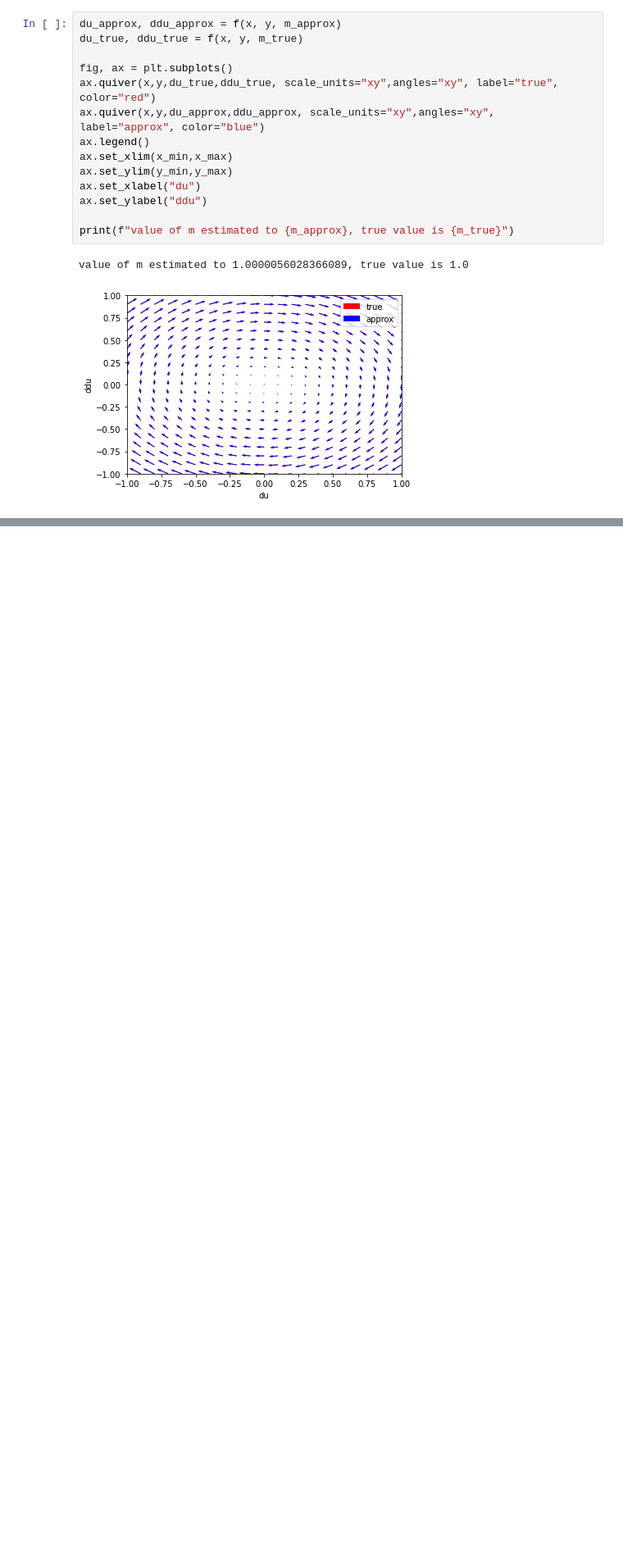
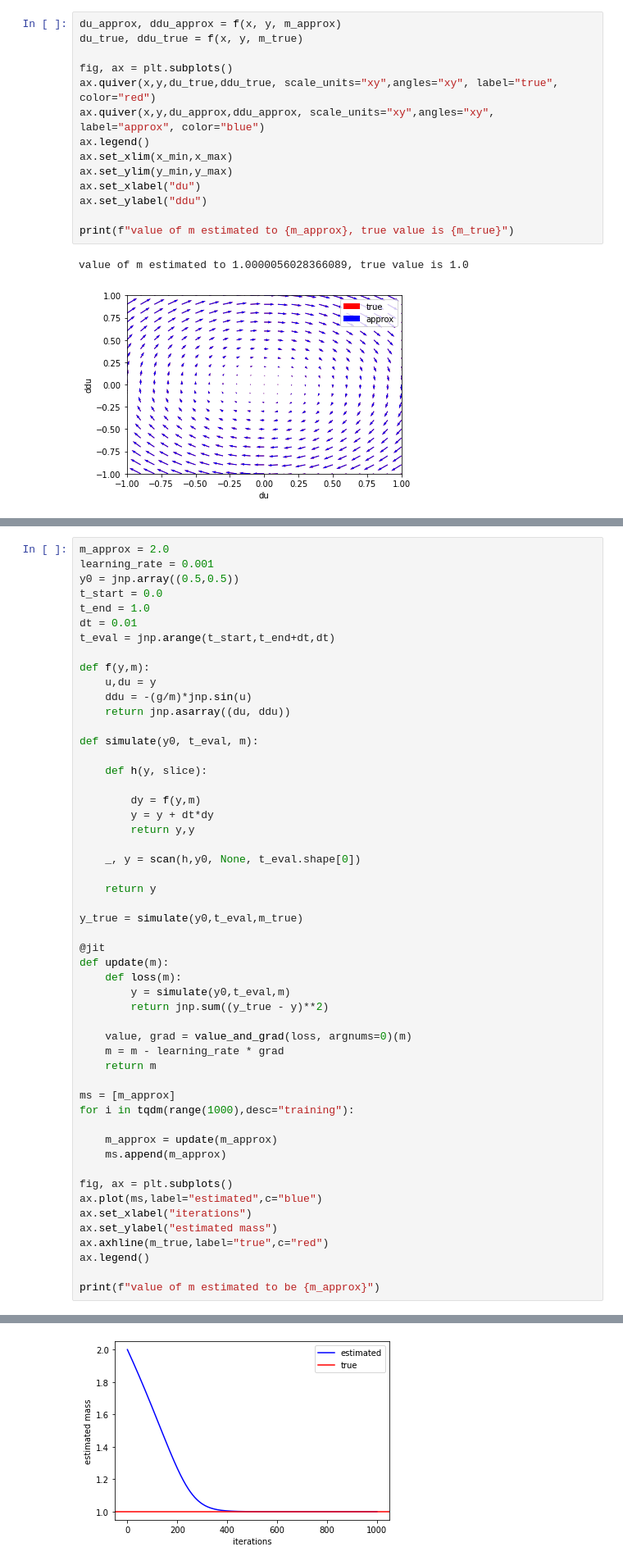
Before and after one commit to clegaard/ml_dynamical_systems_presentation, a Jupyter notebook: odes.ipynb, the cells around one changed output, grey strips where cells are left out. Shown at 82% size. Drawn from its saved outputs; the diff is of its cells as text; blank space fills up the shorter version.

```diff
--- a/odes.ipynb
+++ b/odes.ipynb
@@ -277,0 +277,53 @@ ax.legend()
+# %%
+m_approx = 2.0
+learning_rate = 0.001
+y0 = jnp.array((0.5,0.5))
+t_start = 0.0
+t_end = 1.0
+dt = 0.01
+t_eval = jnp.arange(t_start,t_end+dt,dt)
+
+def f(y,m):
+    u,du = y
+    ddu = -(g/m)*jnp.sin(u)
+    return jnp.asarray((du, ddu))
+
+def simulate(y0, t_eval, m):
+
+    def h(y, slice):
+
+        dy = f(y,m)
+        y = y + dt*dy
+        return y,y
+
+    _, y = scan(h,y0, None, t_eval.shape[0])
+
+    return y
+
+y_true = simulate(y0,t_eval,m_true)
+
+@jit
+def update(m):
+    def loss(m):
+        y = simulate(y0,t_eval,m)
+        return jnp.sum((y_true - y)**2)
+
+    value, grad = value_and_grad(loss, argnums=0)(m)
+    m = m - learning_rate * grad
+    return m
+
+ms = [m_approx]
+for i in tqdm(range(1000),desc="training"):
+
+    m_approx = update(m_approx)
+    ms.append(m_approx)
+
+fig, ax = plt.subplots()
+ax.plot(ms,label="estimated",c="blue")
+ax.set_xlabel("iterations")
+ax.set_ylabel("estimated mass")
+ax.axhline(m_true,label="true",c="red")
+ax.legend()
+
+print(f"value of m estimated to be {m_approx}")
+# %% [output]
@@ -277,0 +331 @@ ax.legend()
+[figure, added]
```
Also changed, not shown: parts of 25 cells of this notebook, 5 other files.
